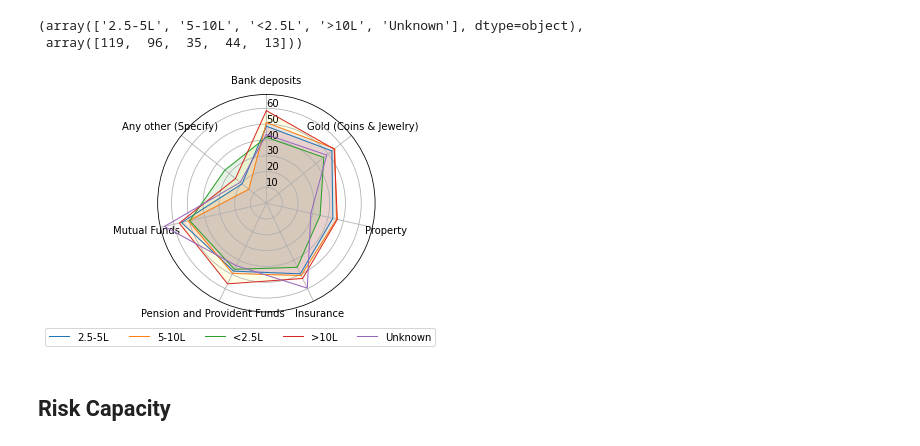
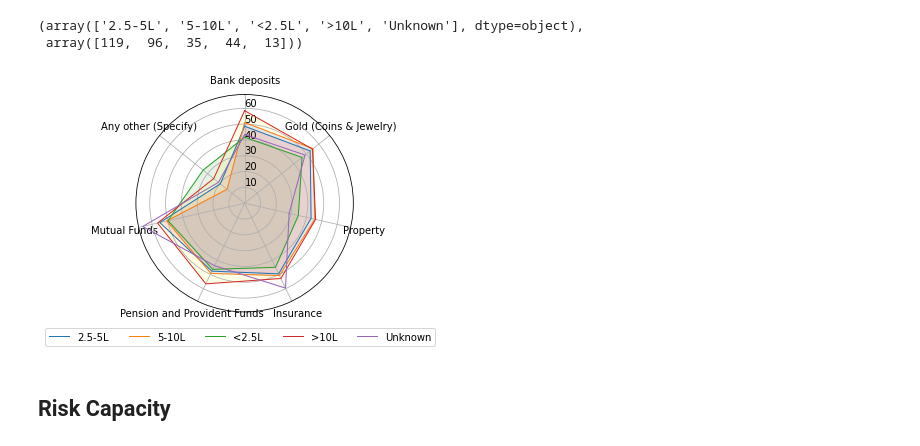
Before and after one commit to gchhablani/financial-sentiment-analysis, a Jupyter notebook: Exploratory Data Analysis.ipynb, the cells around one changed output. Drawn from its saved outputs; the diff is of its cells as text; code cells hidden in the pictures.

Commit message:
Update Radar Charts

```diff
--- a/Exploratory Data Analysis.ipynb
+++ b/Exploratory Data Analysis.ipynb
@@ -836,35 +836,35 @@ np.unique(df['Income Group'].values, return_counts=True)
 # %%
 group_mcq_by_income = df.groupby('Income Group')[mcq_columns].mean().reset_index()
 categories=list(group_mcq_by_income)[1:]
 N = len(categories)
 angles = [n / float(N) * 2 * pi for n in range(N)]
 angles += angles[:1]
 ax = plt.subplot(111, polar=True)
 
 ax.set_theta_offset(pi / 2)
 ax.set_theta_direction(-1)
 plt.xticks(angles[:-1], categories)
 ax.set_rlabel_position(0)
 # plt.yticks([10,20,30], ["10","20","30"], color="grey", size=7)
 # plt.ylim(0,40)
 
 colors = ['red','blue','green','yellow','pink']
 for i,group in enumerate(group_mcq_by_income['Income Group']):
 
     # Ind1
     values=group_mcq_by_income[group_mcq_by_income['Income Group']==group].drop('Income Group',axis=1).values.flatten().tolist()
     values += values[:1]
     ax.plot(angles, values, linewidth=1, linestyle='solid', label=group)
     ax.fill(angles, values, c = colors[i], alpha=0.1)
 
 # Add legend
-plt.legend(loc='upper right', ncol = 5, bbox_to_anchor=(1.3, -0.05))
+plt.legend(loc='upper right', ncol = 5, bbox_to_anchor=(1.4, -0.05))
 
 # Show the graph
 plt.savefig('graphs/misc/Radar_MCQ_IncomeGroup.png',bbox_inches='tight', pad_inches = 0.1)
 plt.show()
 # %% [output]
-[figure, old version]
+[figure, new version]
 # %% [markdown]
 ## Risk Capacity
 # %%
```
Also changed, not shown: 1 other file.
